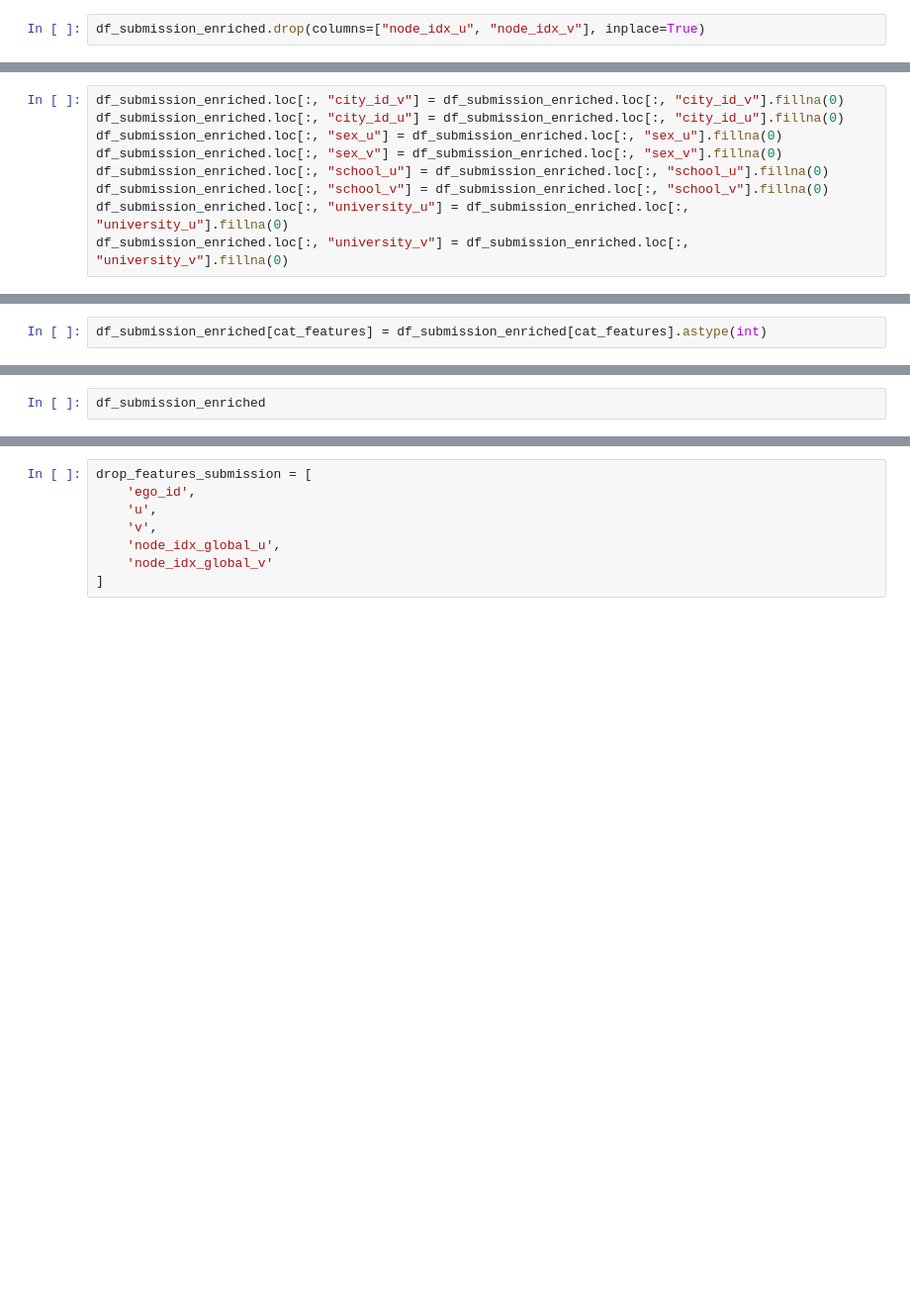
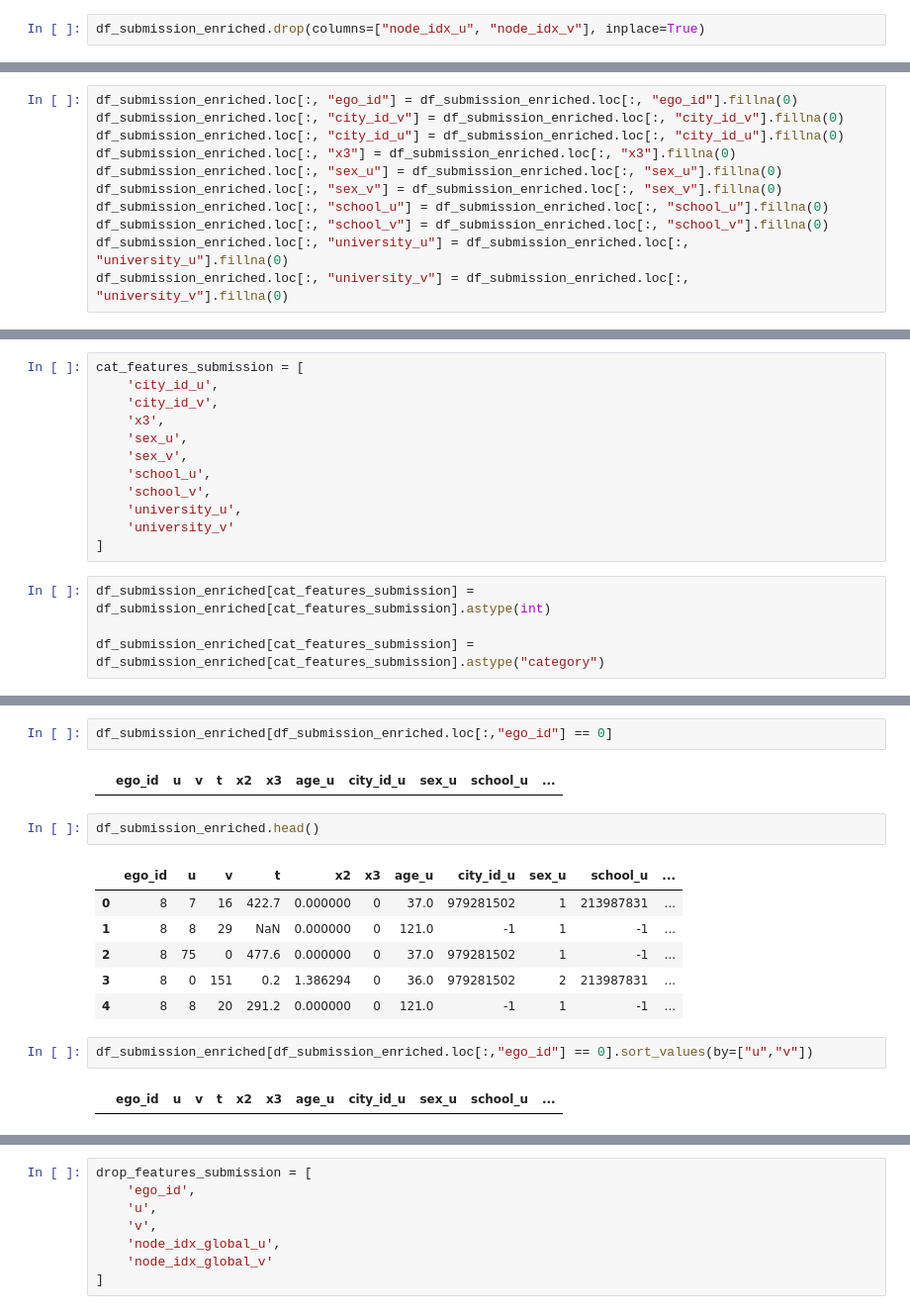
Before and after one commit to supawesome/VK-Graph-Contest-draft, a Jupyter notebook: catboost.ipynb, the cells around one changed output, grey strips where cells are left out. Shown: that part at 99% size. Cells and saved outputs as stored; diff of their text form; blank space fills up the shorter version.

```diff
--- a/catboost.ipynb
+++ b/catboost.ipynb
@@ -192,6 +293,8 @@ df_submission_enriched.drop(columns=["node_idx_u", "node_idx_v"], inplace=True)
 # %%
+df_submission_enriched.loc[:, "ego_id"] = df_submission_enriched.loc[:, "ego_id"].fillna(0)
 df_submission_enriched.loc[:, "city_id_v"] = df_submission_enriched.loc[:, "city_id_v"].fillna(0)
 df_submission_enriched.loc[:, "city_id_u"] = df_submission_enriched.loc[:, "city_id_u"].fillna(0)
+df_submission_enriched.loc[:, "x3"] = df_submission_enriched.loc[:, "x3"].fillna(0)
 df_submission_enriched.loc[:, "sex_u"] = df_submission_enriched.loc[:, "sex_u"].fillna(0)
 df_submission_enriched.loc[:, "sex_v"] = df_submission_enriched.loc[:, "sex_v"].fillna(0)
 df_submission_enriched.loc[:, "school_u"] = df_submission_enriched.loc[:, "school_u"].fillna(0)
@@ -205,2 +323,16 @@ df_submission_enriched[cat_features]
-# %%
-df_submission_enriched[cat_features] = df_submission_enriched[cat_features].astype(int)
+# %%
+cat_features_submission = [
+    'city_id_u',
+    'city_id_v',
+    'x3',
+    'sex_u',
+    'sex_v',
+    'school_u',
+    'school_v',
+    'university_u',
+    'university_v'
+]
+# %%
+df_submission_enriched[cat_features_submission] = df_submission_enriched[cat_features_submission].astype(int)
+
+df_submission_enriched[cat_features_submission] = df_submission_enriched[cat_features_submission].astype("category")
@@ -207,2 +358,17 @@ df_submission_enriched[cat_features] = df_submission_enriched[cat_features].asty
+# %%
+df_submission_enriched[df_submission_enriched.loc[:,"ego_id"] == 0]
+# %% [output]
+|  | ego_id | u | v | t | x2 | x3 | age_u | city_id_u | sex_u | school_u | ... |
 # %%
-df_submission_enriched
+df_submission_enriched.head()
+# %% [output]
+|  | ego_id | u | v | t | x2 | x3 | age_u | city_id_u | sex_u | school_u | ... |
+| 0 | 8 | 7 | 16 | 422.7 | 0.000000 | 0 | 37.0 | 979281502 | 1 | 213987831 | ... |
+| 1 | 8 | 8 | 29 | NaN | 0.000000 | 0 | 121.0 | -1 | 1 | -1 | ... |
+| 2 | 8 | 75 | 0 | 477.6 | 0.000000 | 0 | 37.0 | 979281502 | 1 | -1 | ... |
+| 3 | 8 | 0 | 151 | 0.2 | 1.386294 | 0 | 36.0 | 979281502 | 2 | 213987831 | ... |
+| 4 | 8 | 8 | 20 | 291.2 | 0.000000 | 0 | 121.0 | -1 | 1 | -1 | ... |
+# %%
+df_submission_enriched[df_submission_enriched.loc[:,"ego_id"] == 0].sort_values(by=["u","v"])
+# %% [output]
+|  | ego_id | u | v | t | x2 | x3 | age_u | city_id_u | sex_u | school_u | ... |
```
Also changed, not shown: parts of 54 cells of this notebook, 1 other file.
